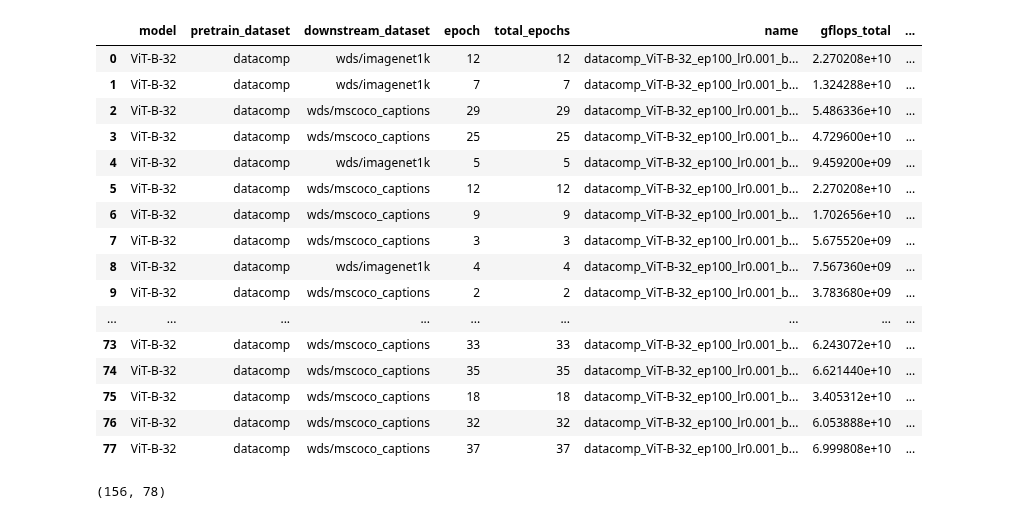
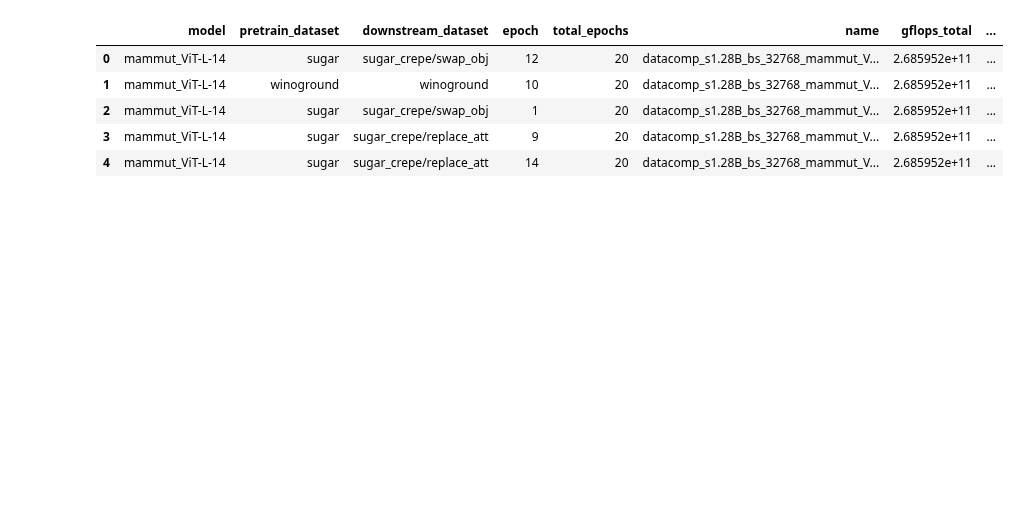
Before and after one commit to SLAMPAI/open_clip_scaling, a Jupyter notebook: results.ipynb, the cells around one changed output. Cells and saved outputs as stored; diff of their text form; code cells hidden in the pictures; blank space fills up the shorter version.

```diff
--- a/results.ipynb
+++ b/results.ipynb
@@ -48,3 +88,11 @@ def load_results(folder):
 # %%
-model_profile = pd.read_csv("https://raw.githubusercontent.com/mlfoundations/open_clip/main/docs/model_profile.csv")
-model_profile  = model_profile.set_index("model")
+model_profile = pd.read_csv("model_profile.csv").set_index("model")
+df = pd.read_csv("results.csv")
+df.head()
+# %% [output]
+|  | model | pretrain_dataset | downstream_dataset | epoch | total_epochs | name | gflops_total | ... |
+| 0 | mammut_ViT-L-14 | sugar | sugar_crepe/swap_obj | 12 | 20 | datacomp_s1.28B_bs_32768_mammut_V... | 2.685952e+11 | ... |
+| 1 | mammut_ViT-L-14 | winoground | winoground | 10 | 20 | datacomp_s1.28B_bs_32768_mammut_V... | 2.685952e+11 | ... |
+| 2 | mammut_ViT-L-14 | sugar | sugar_crepe/swap_obj | 1 | 20 | datacomp_s1.28B_bs_32768_mammut_V... | 2.685952e+11 | ... |
+| 3 | mammut_ViT-L-14 | sugar | sugar_crepe/replace_att | 9 | 20 | datacomp_s1.28B_bs_32768_mammut_V... | 2.685952e+11 | ... |
+| 4 | mammut_ViT-L-14 | sugar | sugar_crepe/replace_att | 14 | 20 | datacomp_s1.28B_bs_32768_mammut_V... | 2.685952e+11 | ... |
@@ -190,21 +98,0 @@ cosine_lr_periodic_results = pd.DataFrame(results)
-# %%
-results = cosine_lr_periodic_results
-results
-# %% [output]
-|  | model | pretrain_dataset | downstream_dataset | epoch | total_epochs | name | gflops_total | ... |
-| 0 | ViT-B-32 | datacomp | wds/imagenet1k | 12 | 12 | datacomp_ViT-B-32_ep100_lr0.001_b... | 2.270208e+10 | ... |
-| 1 | ViT-B-32 | datacomp | wds/imagenet1k | 7 | 7 | datacomp_ViT-B-32_ep100_lr0.001_b... | 1.324288e+10 | ... |
-| 2 | ViT-B-32 | datacomp | wds/mscoco_captions | 29 | 29 | datacomp_ViT-B-32_ep100_lr0.001_b... | 5.486336e+10 | ... |
-| 3 | ViT-B-32 | datacomp | wds/mscoco_captions | 25 | 25 | datacomp_ViT-B-32_ep100_lr0.001_b... | 4.729600e+10 | ... |
-| 4 | ViT-B-32 | datacomp | wds/imagenet1k | 5 | 5 | datacomp_ViT-B-32_ep100_lr0.001_b... | 9.459200e+09 | ... |
-| 5 | ViT-B-32 | datacomp | wds/mscoco_captions | 12 | 12 | datacomp_ViT-B-32_ep100_lr0.001_b... | 2.270208e+10 | ... |
-| 6 | ViT-B-32 | datacomp | wds/mscoco_captions | 9 | 9 | datacomp_ViT-B-32_ep100_lr0.001_b... | 1.702656e+10 | ... |
-| 7 | ViT-B-32 | datacomp | wds/mscoco_captions | 3 | 3 | datacomp_ViT-B-32_ep100_lr0.001_b... | 5.675520e+09 | ... |
-| 8 | ViT-B-32 | datacomp | wds/imagenet1k | 4 | 4 | datacomp_ViT-B-32_ep100_lr0.001_b... | 7.567360e+09 | ... |
-| 9 | ViT-B-32 | datacomp | wds/mscoco_captions | 2 | 2 | datacomp_ViT-B-32_ep100_lr0.001_b... | 3.783680e+09 | ... |
-| ... | ... | ... | ... | ... | ... | ... | ... | ... |
-| 73 | ViT-B-32 | datacomp | wds/mscoco_captions | 33 | 33 | datacomp_ViT-B-32_ep100_lr0.001_b... | 6.243072e+10 | ... |
-| 74 | ViT-B-32 | datacomp | wds/mscoco_captions | 35 | 35 | datacomp_ViT-B-32_ep100_lr0.001_b... | 6.621440e+10 | ... |
-| 75 | ViT-B-32 | datacomp | wds/mscoco_captions | 18 | 18 | datacomp_ViT-B-32_ep100_lr0.001_b... | 3.405312e+10 | ... |
-| 76 | ViT-B-32 | datacomp | wds/mscoco_captions | 32 | 32 | datacomp_ViT-B-32_ep100_lr0.001_b... | 6.053888e+10 | ... |
-| 77 | ViT-B-32 | datacomp | wds/mscoco_captions | 37 | 37 | datacomp_ViT-B-32_ep100_lr0.001_b... | 6.999808e+10 | ... |
@@ -213,5 +98,0 @@ results.pivot(columns="total, index="total_epochs", values=["acc1"])
-# %%
-d = pd.merge(results, results, on=["name", "epoch"])
-len(d), len(results)
-# %% [output]
-(156, 78)
```
Also changed, not shown: parts of 24 cells of this notebook, 2 other files.
